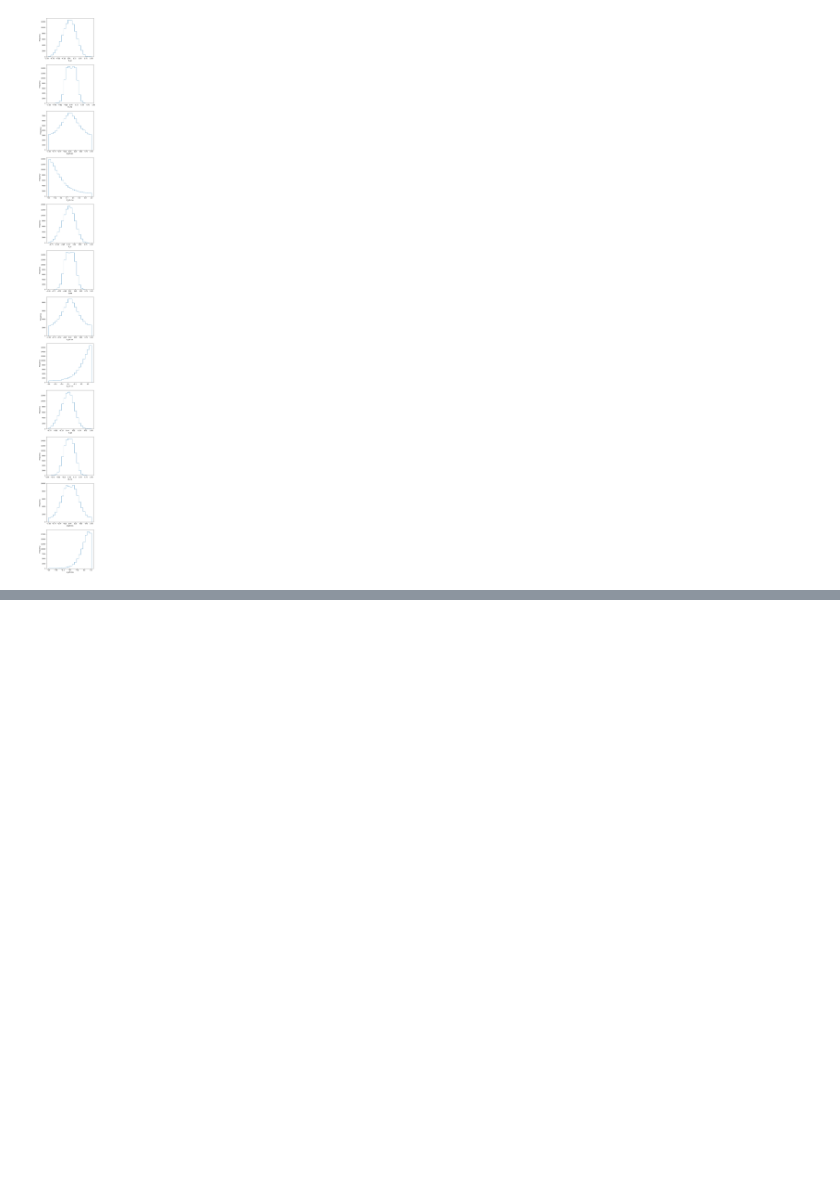
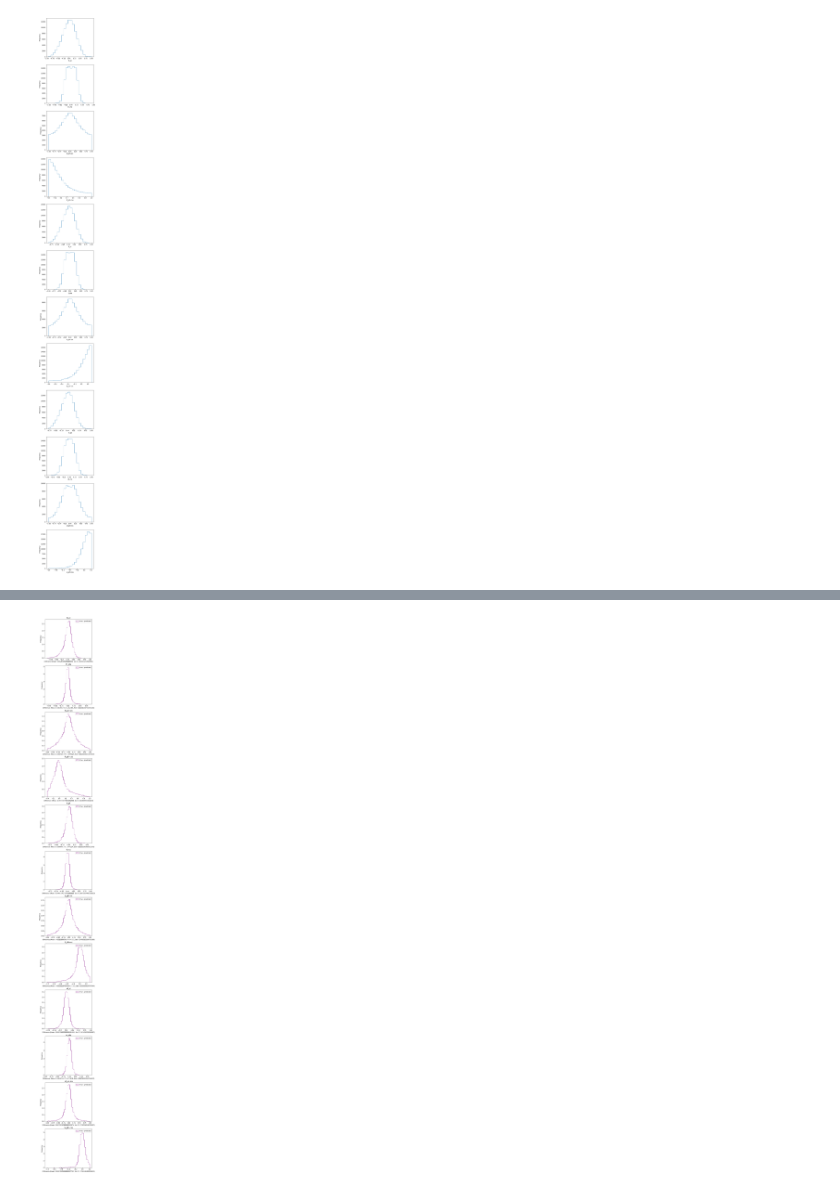
Before and after one commit to SNIPRS/top_ml, a Jupyter notebook: runs/conv_1d.ipynb, the cells around one changed output, grey strips where cells are left out. Cells and saved outputs as stored; diff of their text form; code cells hidden in the pictures; blank space fills up the shorter version.

```diff
--- a/runs/conv_1d.ipynb
+++ b/runs/conv_1d.ipynb
@@ -349,0 +317,4 @@ for i in range(Y_length):
+# %%
+display.difference_histogram(predictions_unscaled, true_unscaled, Y_names, False)
+# %% [output]
+[figure, added]
```
Also changed, not shown: parts of 25 cells of this notebook, 1 other file.
